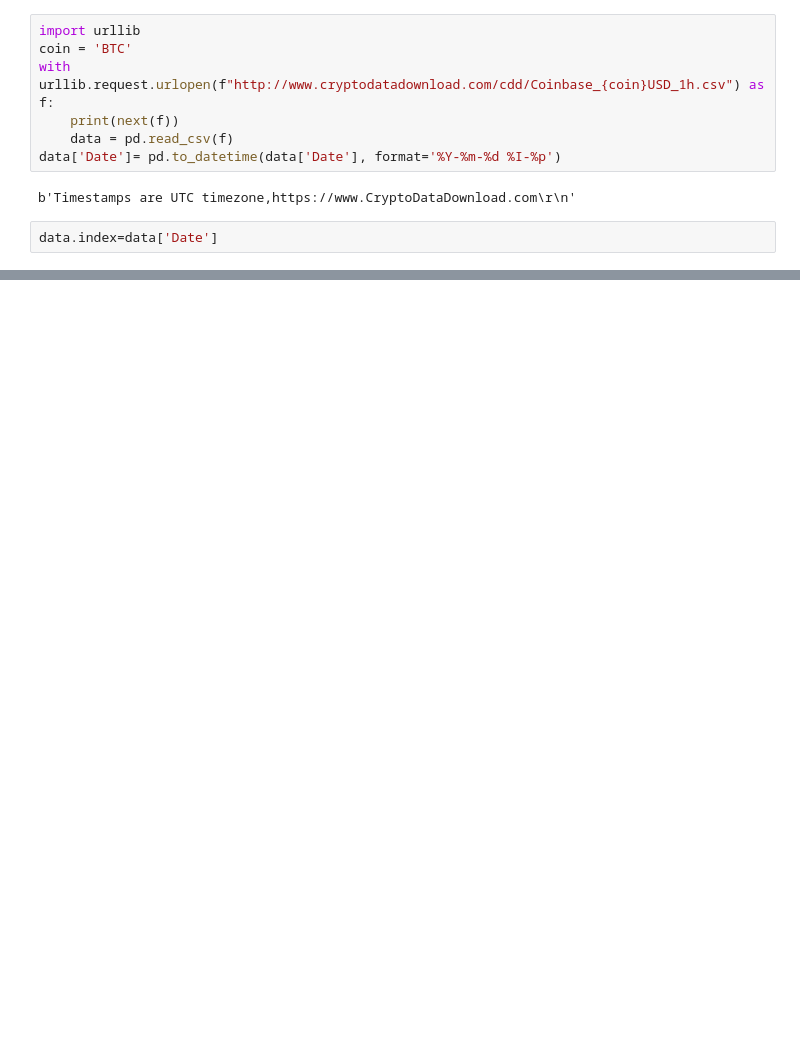
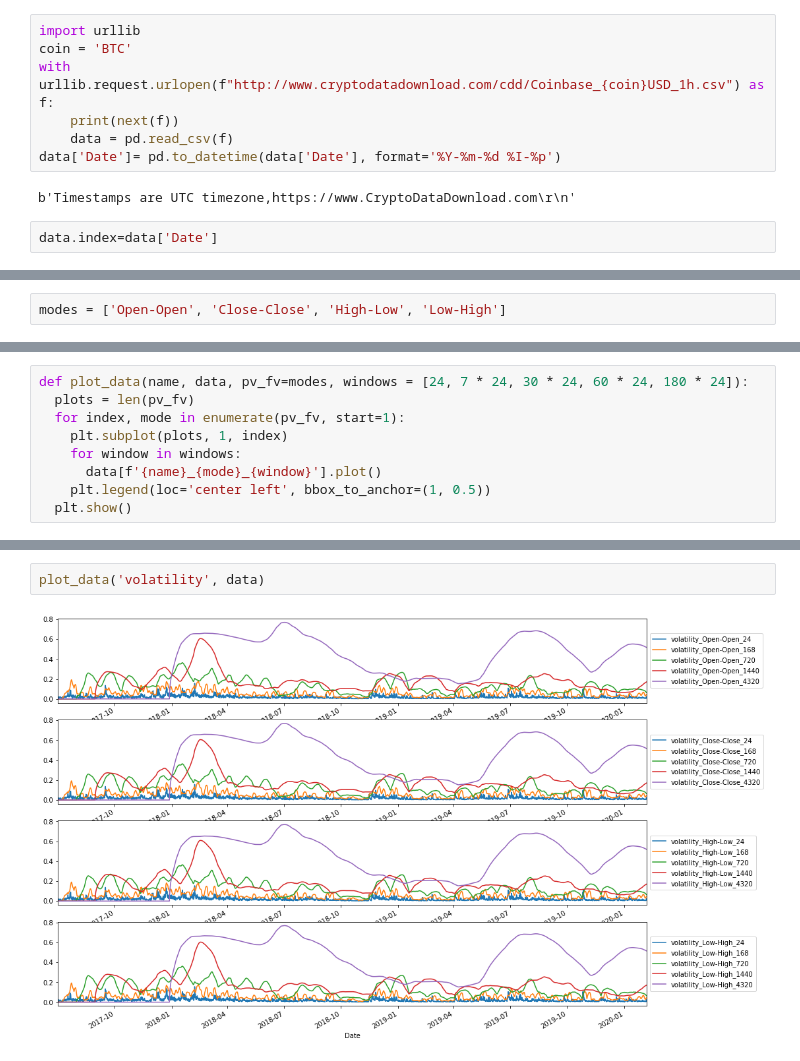
Before and after one commit to Lubricy/notebooks, a Jupyter notebook: volatility.ipynb, the cells around one changed output, grey strips where cells are left out. Cells and saved outputs as stored; diff of their text form; blank space fills up the shorter version.

```diff
--- a/volatility.ipynb
+++ b/volatility.ipynb
@@ -45 +55,3 @@ np.log(1.5)
+# %%
+modes = ['Open-Open', 'Close-Close', 'High-Low', 'Low-High']
 # %%
@@ -62,0 +68,9 @@ plt.show()
+# %%
+def plot_data(name, data, pv_fv=modes, windows = [24, 7 * 24, 30 * 24, 60 * 24, 180 * 24]):
+  plots = len(pv_fv)
+  for index, mode in enumerate(pv_fv, start=1):
+    plt.subplot(plots, 1, index)
+    for window in windows:
+      data[f'{name}_{mode}_{window}'].plot()
+    plt.legend(loc='center left', bbox_to_anchor=(1, 0.5))
+  plt.show()
@@ -62,0 +83,4 @@ plt.show()
+# %%
+plot_data('volatility', data)
+# %% [output]
+[figure, added]
```
Also changed, not shown: parts of 12 cells of this notebook.
